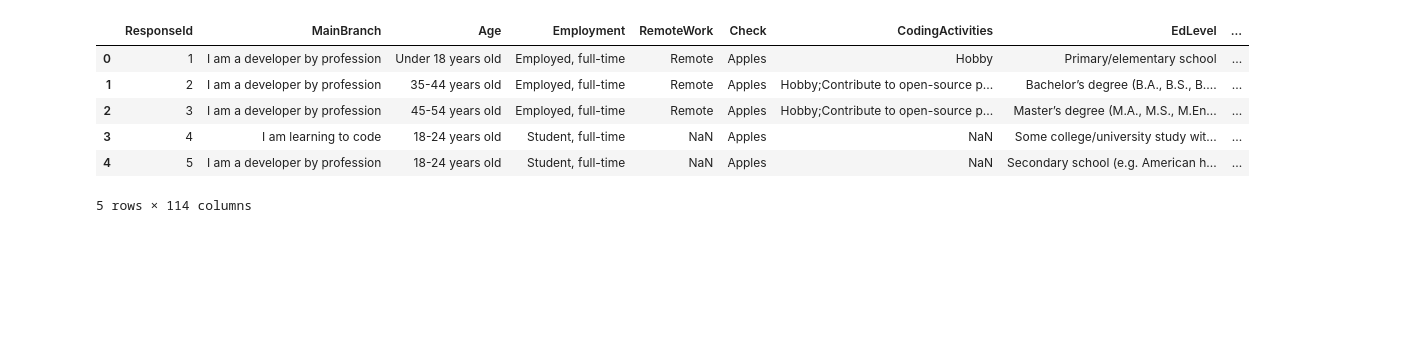
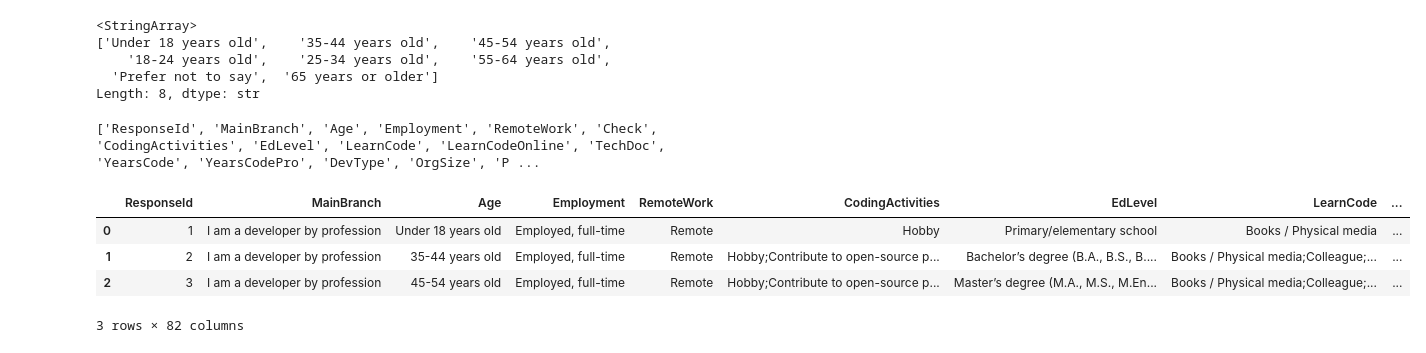
Before and after one commit to CodingExtraordinaire-7/Computer-Science-Survey, a Jupyter notebook: survey.ipynb, the cells around one changed output. Saved outputs shown, nothing was run; the diff lists cells and outputs as text; code cells hidden in the pictures; blank space fills up the shorter version.

```diff
--- a/survey.ipynb
+++ b/survey.ipynb
@@ -5,11 +7,27 @@ import matplotlib.pyplot as plt
 survey_df = pd.read_csv(r"C:\Users\Andrew\Desktop\The Frontier Institute - Programs\Data Science Program Stuff\survey_results_public.csv")
 # %%
+#viewing the data, and unique values for the Age column
 survey_df.head()
+survey_df["Age"].unique()
 # %% [output]
-|  | ResponseId | MainBranch | Age | Employment | RemoteWork | Check | CodingActivities | EdLevel | ... |
-| 0 | 1 | I am a developer by profession | Under 18 years old | Employed, full-time | Remote | Apples | Hobby | Primary/elementary school | ... |
-| 1 | 2 | I am a developer by profession | 35-44 years old | Employed, full-time | Remote | Apples | Hobby;Contribute to open-source p... | Bachelor’s degree (B.A., B.S., B.... | ... |
-| 2 | 3 | I am a developer by profession | 45-54 years old | Employed, full-time | Remote | Apples | Hobby;Contribute to open-source p... | Master’s degree (M.A., M.S., M.En... | ... |
-| 3 | 4 | I am learning to code | 18-24 years old | Student, full-time | NaN | Apples | NaN | Some college/university study wit... | ... |
-| 4 | 5 | I am a developer by profession | 18-24 years old | Student, full-time | NaN | Apples | NaN | Secondary school (e.g. American h... | ... |
-5 rows × 114 columns
+<StringArray>
+['Under 18 years old',    '35-44 years old',    '45-54 years old',
+    '18-24 years old',    '25-34 years old',    '55-64 years old',
+  'Prefer not to say',  '65 years or older']
+Length: 8, dtype: str
+# %%
+print(survey_df.columns.tolist())
+# %% [output]
+['ResponseId', 'MainBranch', 'Age', 'Employment', 'RemoteWork', 'Check', 'CodingActivities', 'EdLevel', 'LearnCode', 'LearnCodeOnline', 'TechDoc', 'YearsCode', 'YearsCodePro', 'DevType', 'OrgSize', 'P ...
+# %%
+survey_df = survey_df.drop(columns = ['JobSatPoints_1', 'JobSatPoints_4', 'JobSatPoints_5', 'JobSatPoints_6', 'JobSatPoints_7', 'JobSatPoints_8', 'JobSatPoints_9',
+                                      'JobSatPoints_10', 'JobSatPoints_11', 'TimeSearching', 'TimeAnswering', 'SurveyLength', 'SurveyEase', 'Check', 'SOVisitFreq', 'SOAccount',
+                                      'SOPartFreq', 'SOHow', 'SOComm', 'NEWSOSites', 'Frequency_1', 'Frequency_2', 'Frequency_3', 'Knowledge_1' , 'Knowledge_2', 'Knowledge_3',
+                                      'Knowledge_4', 'Knowledge_5', 'Knowledge_6', 'Knowledge_7', 'Knowledge_8', 'Knowledge_9'])
+survey_df.head(3)
+# %% [output]
+|  | ResponseId | MainBranch | Age | Employment | RemoteWork | CodingActivities | EdLevel | LearnCode | ... |
+| 0 | 1 | I am a developer by profession | Under 18 years old | Employed, full-time | Remote | Hobby | Primary/elementary school | Books / Physical media | ... |
+| 1 | 2 | I am a developer by profession | 35-44 years old | Employed, full-time | Remote | Hobby;Contribute to open-source p... | Bachelor’s degree (B.A., B.S., B.... | Books / Physical media;Colleague;... | ... |
+| 2 | 3 | I am a developer by profession | 45-54 years old | Employed, full-time | Remote | Hobby;Contribute to open-source p... | Master’s degree (M.A., M.S., M.En... | Books / Physical media;Colleague;... | ... |
+3 rows × 82 columns
```
Also changed, not shown: parts of 7 cells of this notebook.
